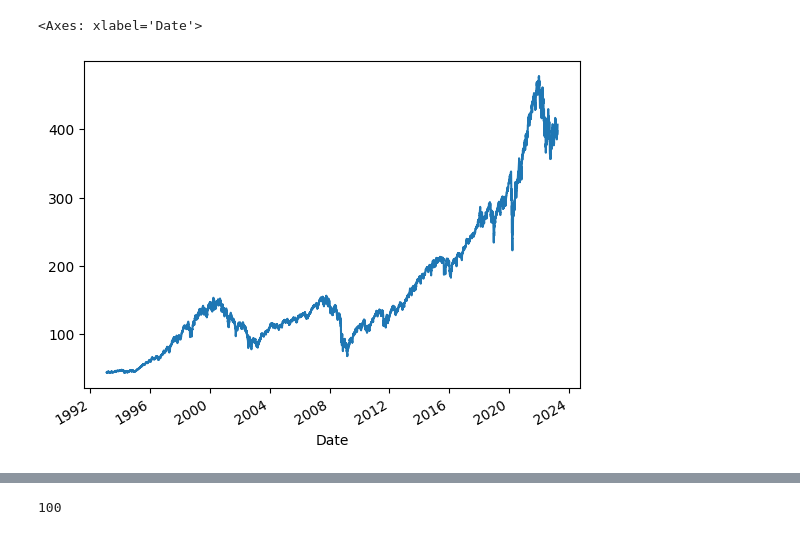
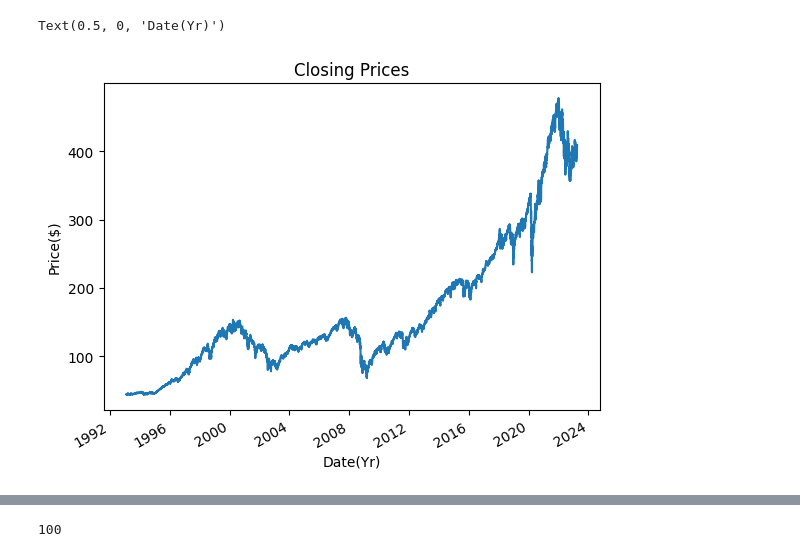
Before and after one commit to PeyPeyPG/SWMG, a Jupyter notebook: QuantU/wwwroot/ml/StockMarket_Forcast copy.ipynb, the cells around one changed output, grey strips where cells are left out. Drawn from its saved outputs; the diff is of its cells as text; code cells hidden in the pictures.

```diff
--- a/QuantU/wwwroot/ml/StockMarket_Forcast copy.ipynb
+++ b/QuantU/wwwroot/ml/StockMarket_Forcast copy.ipynb
@@ -31,7 +15,10 @@ df
 # %%
 close = df['Close']
 
 close.plot()
+plt.title('Closing Prices')
+plt.ylabel('Price($)')
+plt.xlabel('Date(Yr)')
 # %% [output]
-<Axes: xlabel='Date'>
+Text(0.5, 0, 'Date(Yr)')
-[figure, old version]
+[figure, new version]
```
Also changed, not shown: parts of 18 cells of this notebook, 13 other files.
